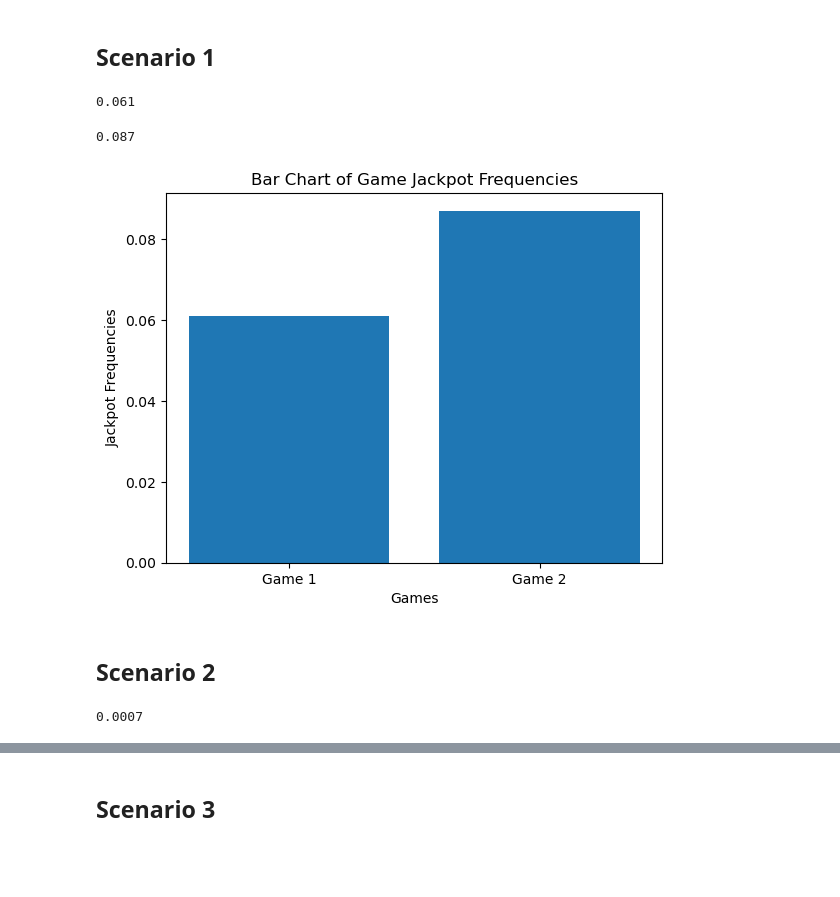
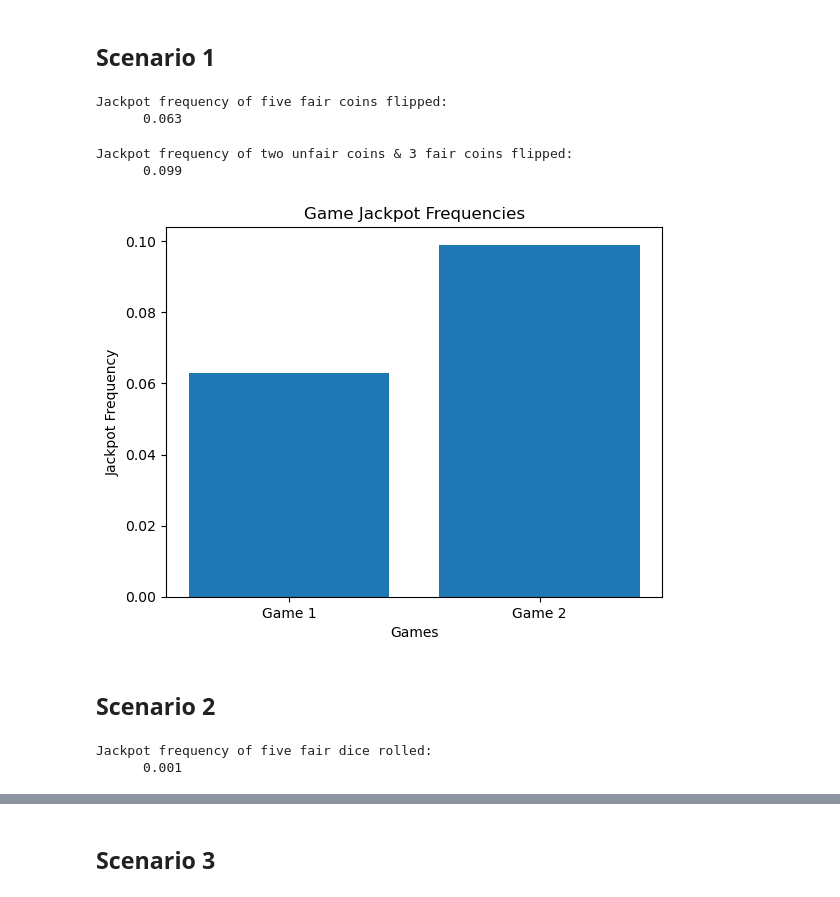
Before and after one commit to BrianBlancato/DS5100_Final_Project, a Jupyter notebook: montecarlo_demo.ipynb, the cells around one changed output, grey strips where cells are left out. Saved outputs shown, nothing was run; the diff lists cells and outputs as text; code cells hidden in the pictures; blank space fills up the shorter version.

```diff
--- a/montecarlo_demo.ipynb
+++ b/montecarlo_demo.ipynb
@@ -430,56 +440,78 @@ OK
 import montecarlosimulator
 import matplotlib.pyplot as plt
 # %%
+#Game 1
+#Creating fair coin
 fair_coin = montecarlosimulator.Die(["H", "T"])
 
+#Creating a game with 5 fair coins and playing a game with 1000 rolls
 sc1_game1 = montecarlosimulator.Game([fair_coin, fair_coin, fair_coin, fair_coin, fair_coin])
 sc1_game1.play(1000)
 
+#Creating an analyzer object for the game
 sc1_analyzer1 = montecarlosimulator.Analyzer(sc1_game1)
 
+#Calculating the jackpot frequency
 sc1_freq_1 = sc1_analyzer1.jackpot() / 1000
 
-sc1_freq_1
+print(f"Jackpot frequency of five fair coins flipped: \n\
+      {sc1_freq_1}")
 # %% [output]
-0.061
+Jackpot frequency of five fair coins flipped:
+      0.063
 # %%
+#Game 2
+#Creating an unfair coin by changing H's weight to 5.0
 unfair_coin = montecarlosimulator.Die(["H", "T"])
 unfair_coin.change_weight("H", 5.0)
 
+#Creating a game with 2 unfair coins + 3 fair coins and playing a game with 1000 rolls
 sc1_game2 = montecarlosimulator.Game([unfair_coin, unfair_coin, fair_coin, fair_coin, fair_coin])
 sc1_game2.play(1000)
 
+#Creating an analyzer object for the game
 sc1_analyzer2 = montecarlosimulator.Analyzer(sc1_game2)
 
+#Calculating the jackpot frequency
 sc1_freq_2 = sc1_analyzer2.jackpot() / 1000
 
-sc1_freq_2
+print(f"Jackpot frequency of two unfair coins & 3 fair coins flipped: \n\
+      {sc1_freq_2}")
 # %% [output]
-0.087
+Jackpot frequency of two unfair coins & 3 fair coins flipped:
+      0.099
 # %%
+#Creating bar chart to compare jackpot frequencies
 plt.bar(['Game 1', 'Game 2'], [sc1_freq_1, sc1_freq_2])
-plt.title('Bar Chart of Game Jackpot Frequencies')
+plt.title('Game Jackpot Frequencies')
 plt.xlabel('Games')
-plt.ylabel('Jackpot Frequencies')
+plt.ylabel('Jackpot Frequency')
 plt.show()
 # %% [output]
-[figure, old version]
+[figure, new version]
 # %% [markdown]
 ## Scenario 2
 # %%
 import montecarlosimulator
 import matplotlib.pyplot as plt
 # %%
+#Game 1
+#Creating fair die
 fair_die = montecarlosimulator.Die([1, 2, 3, 4, 5, 6])
 
+#Creating a game with 5 fair dice and playing a game with 10,000 rolls
 sc2_game1 = montecarlosimulator.Game([fair_die, fair_die, fair_die, fair_die, fair_die])
 sc2_game1.play(10000)
 
+#Creating an analyzer object for the game
 sc2_analyzer1 = montecarlosimulator.Analyzer(sc2_game1)
 
+#Calculating the jackpot frequency
 sc2_freq1 = sc2_analyzer1.jackpot() / 10000
 
-sc2_freq1
+print(f"Jackpot frequency of five fair dice rolled: \n\
+      {sc2_freq1}")
 # %% [output]
-0.0007
+Jackpot frequency of five fair dice rolled:
+      0.001
 # %%
```
Also changed, not shown: parts of 16 cells of this notebook, 3 other files.
